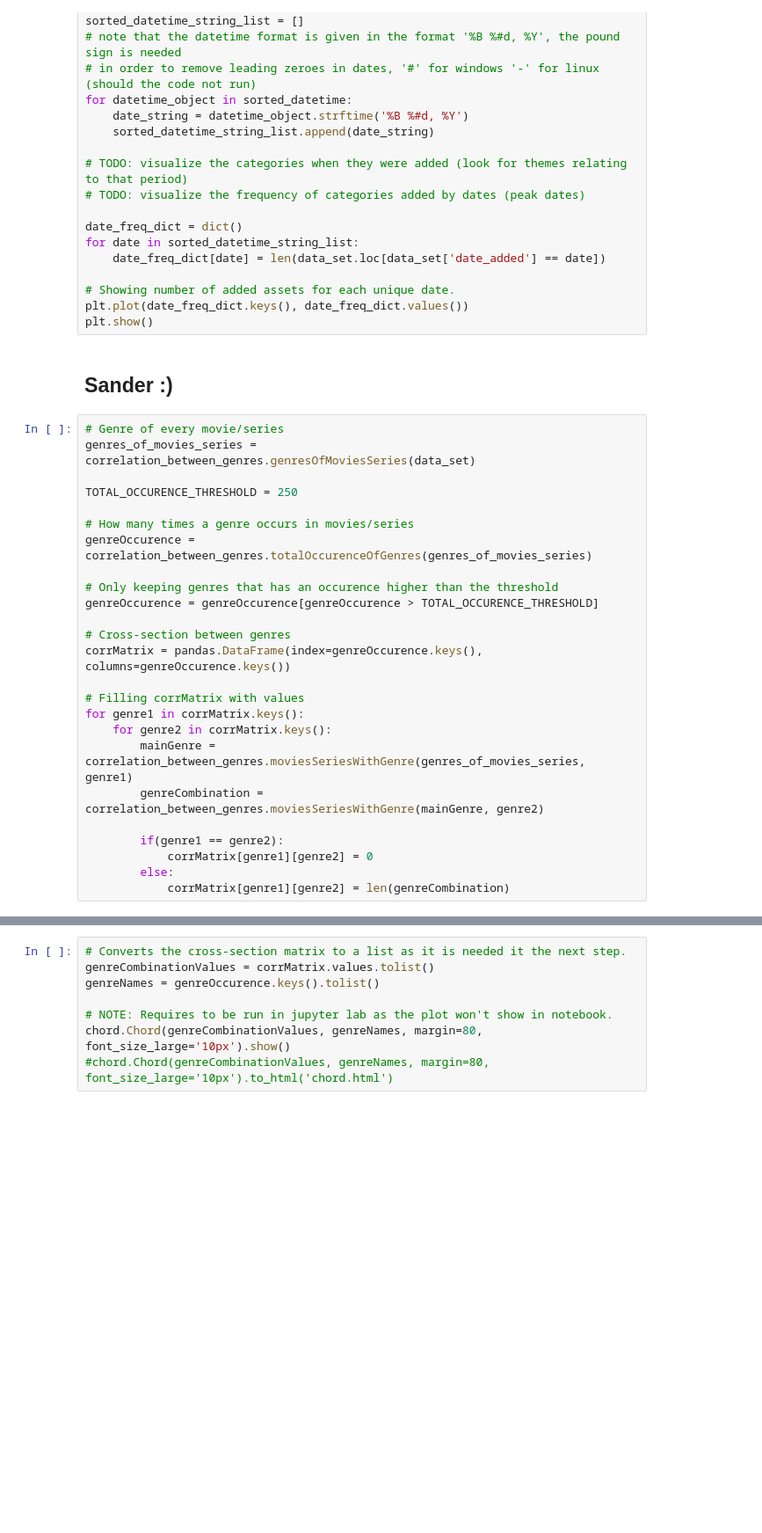
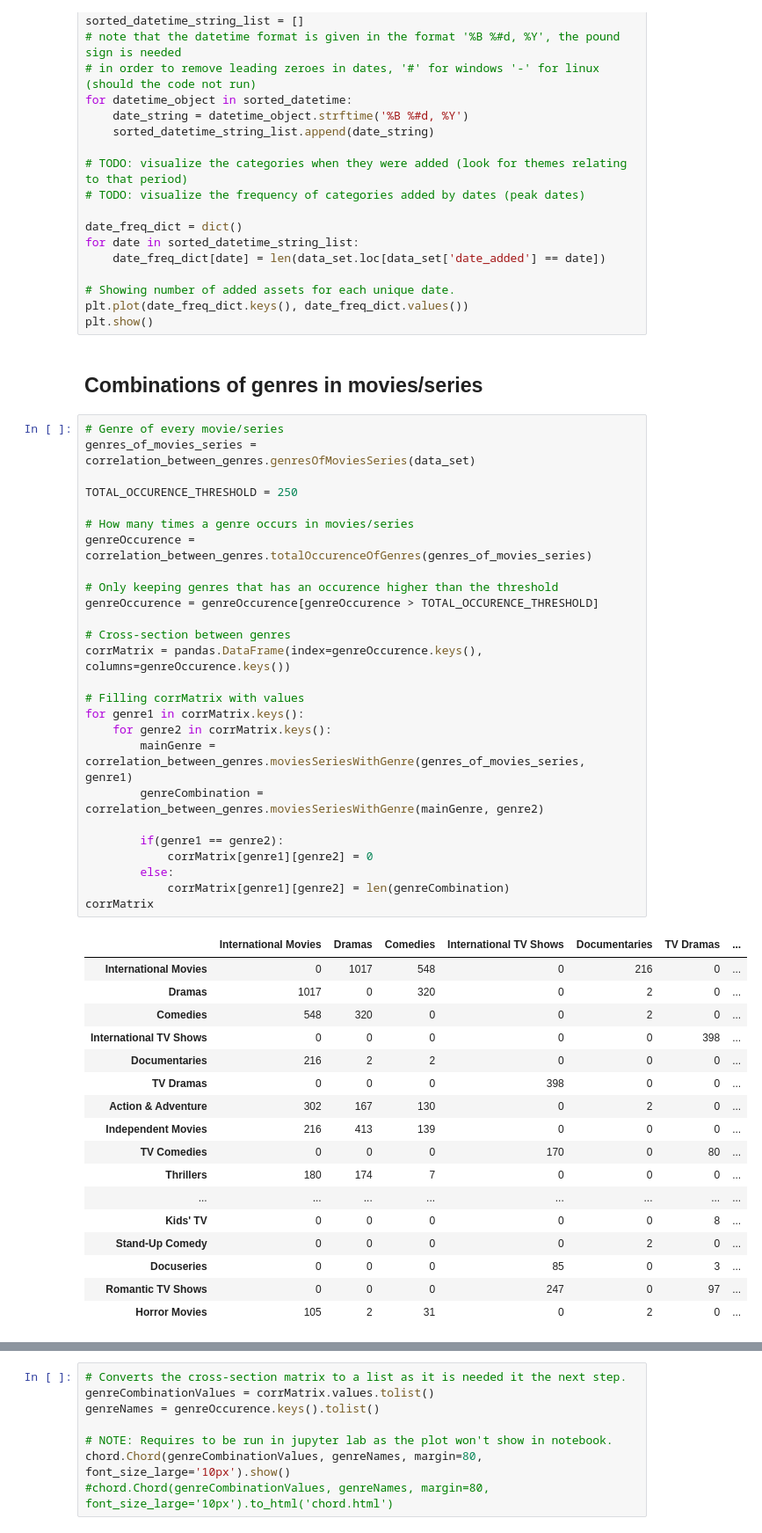
Before and after one commit to aSkailand/dat540-netflix_catalogue, a Jupyter notebook: src/netflix_catalogue_view.ipynb, the cells around one changed output, grey strips where cells are left out. Shown: that part at 88% size. Saved outputs shown, nothing was run; the diff lists cells and outputs as text; blank space fills up the shorter version.

```diff
--- a/src/netflix_catalogue_view.ipynb
+++ b/src/netflix_catalogue_view.ipynb
@@ -63,30 +63,49 @@ for date in sorted_datetime_string_list:
 # Showing number of added assets for each unique date.
 plt.plot(date_freq_dict.keys(), date_freq_dict.values())
 plt.show()
-# %% [markdown]
-## Sander :)
+# %% [markdown]
+## Combinations of genres in movies/series
 # %%
 # Genre of every movie/series
 genres_of_movies_series = correlation_between_genres.genresOfMoviesSeries(data_set)
 
 TOTAL_OCCURENCE_THRESHOLD = 250
 
 # How many times a genre occurs in movies/series
 genreOccurence = correlation_between_genres.totalOccurenceOfGenres(genres_of_movies_series)
 
 # Only keeping genres that has an occurence higher than the threshold
 genreOccurence = genreOccurence[genreOccurence > TOTAL_OCCURENCE_THRESHOLD]
 
 # Cross-section between genres
 corrMatrix = pandas.DataFrame(index=genreOccurence.keys(), columns=genreOccurence.keys())
 
 # Filling corrMatrix with values
 for genre1 in corrMatrix.keys():
     for genre2 in corrMatrix.keys():
         mainGenre = correlation_between_genres.moviesSeriesWithGenre(genres_of_movies_series, genre1)
         genreCombination = correlation_between_genres.moviesSeriesWithGenre(mainGenre, genre2)
 
         if(genre1 == genre2):
             corrMatrix[genre1][genre2] = 0
         else:
             corrMatrix[genre1][genre2] = len(genreCombination)
+corrMatrix
+# %% [output]
+|  | International Movies | Dramas | Comedies | International TV Shows | Documentaries | TV Dramas | ... |
+| International Movies | 0 | 1017 | 548 | 0 | 216 | 0 | ... |
+| Dramas | 1017 | 0 | 320 | 0 | 2 | 0 | ... |
+| Comedies | 548 | 320 | 0 | 0 | 2 | 0 | ... |
+| International TV Shows | 0 | 0 | 0 | 0 | 0 | 398 | ... |
+| Documentaries | 216 | 2 | 2 | 0 | 0 | 0 | ... |
+| TV Dramas | 0 | 0 | 0 | 398 | 0 | 0 | ... |
+| Action & Adventure | 302 | 167 | 130 | 0 | 2 | 0 | ... |
+| Independent Movies | 216 | 413 | 139 | 0 | 0 | 0 | ... |
+| TV Comedies | 0 | 0 | 0 | 170 | 0 | 80 | ... |
+| Thrillers | 180 | 174 | 7 | 0 | 0 | 0 | ... |
+| ... | ... | ... | ... | ... | ... | ... | ... |
+| Kids' TV | 0 | 0 | 0 | 0 | 0 | 8 | ... |
+| Stand-Up Comedy | 0 | 0 | 0 | 0 | 2 | 0 | ... |
+| Docuseries | 0 | 0 | 0 | 85 | 0 | 3 | ... |
+| Romantic TV Shows | 0 | 0 | 0 | 247 | 0 | 97 | ... |
+| Horror Movies | 105 | 2 | 31 | 0 | 2 | 0 | ... |
```
Also changed, not shown: parts of 1 cell of this notebook, 1 other file.
